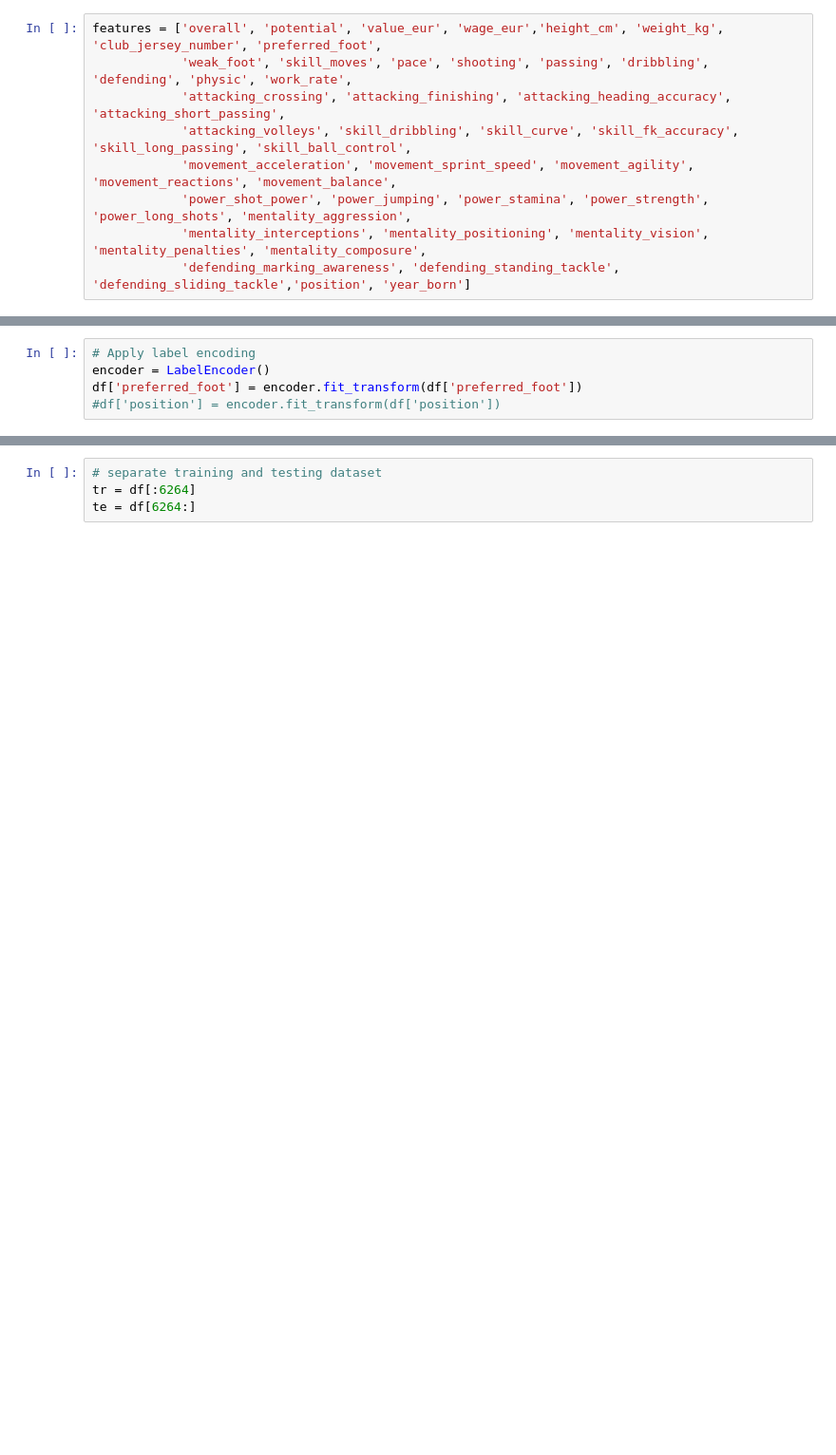
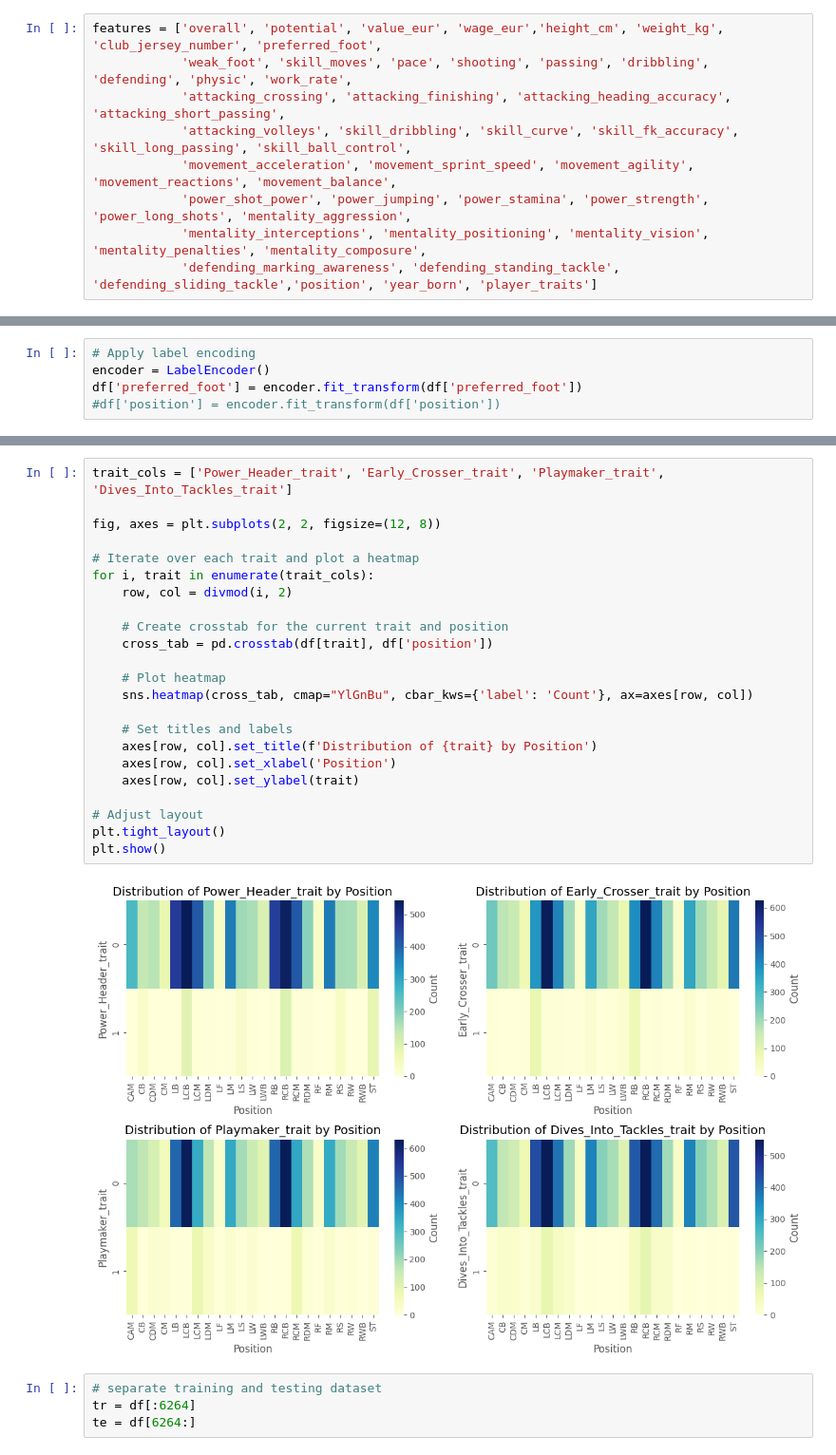
Before and after one commit to mhandt9/football-pos-prediction, a Jupyter notebook: balling.ipynb, the cells around one changed output, grey strips where cells are left out. Shown at 95% size. Cells and saved outputs as stored; diff of their text form; blank space fills up the shorter version.

```diff
--- a/balling.ipynb
+++ b/balling.ipynb
@@ -646,7 +646,7 @@ features = ['overall', 'potential', 'value_eur', 'wage_eur','height_cm', 'weight
             'movement_acceleration', 'movement_sprint_speed', 'movement_agility', 'movement_reactions', 'movement_balance',
             'power_shot_power', 'power_jumping', 'power_stamina', 'power_strength', 'power_long_shots', 'mentality_aggression',
             'mentality_interceptions', 'mentality_positioning', 'mentality_vision', 'mentality_penalties', 'mentality_composure',
-            'defending_marking_awareness', 'defending_standing_tackle', 'defending_sliding_tackle','position', 'year_born']
+            'defending_marking_awareness', 'defending_standing_tackle', 'defending_sliding_tackle','position', 'year_born', 'player_traits']
 # %%
 df = df_raw[features]
 # %% [markdown]
@@ -691,3 +740,28 @@ df['preferred_foot'] = encoder.fit_transform(df['preferred_foot'])
+# %%
+trait_cols = ['Power_Header_trait', 'Early_Crosser_trait', 'Playmaker_trait', 'Dives_Into_Tackles_trait']
+
+fig, axes = plt.subplots(2, 2, figsize=(12, 8))
+
+# Iterate over each trait and plot a heatmap
+for i, trait in enumerate(trait_cols):
+    row, col = divmod(i, 2)
+
+    # Create crosstab for the current trait and position
+    cross_tab = pd.crosstab(df[trait], df['position'])
+
+    # Plot heatmap
+    sns.heatmap(cross_tab, cmap="YlGnBu", cbar_kws={'label': 'Count'}, ax=axes[row, col])
+
+    # Set titles and labels
+    axes[row, col].set_title(f'Distribution of {trait} by Position')
+    axes[row, col].set_xlabel('Position')
+    axes[row, col].set_ylabel(trait)
+
+# Adjust layout
+plt.tight_layout()
+plt.show()
+# %% [output]
+[figure, added]
 # %%
 # separate training and testing dataset
 tr = df[:6264]
```
Also changed, not shown: parts of 17 cells of this notebook.
